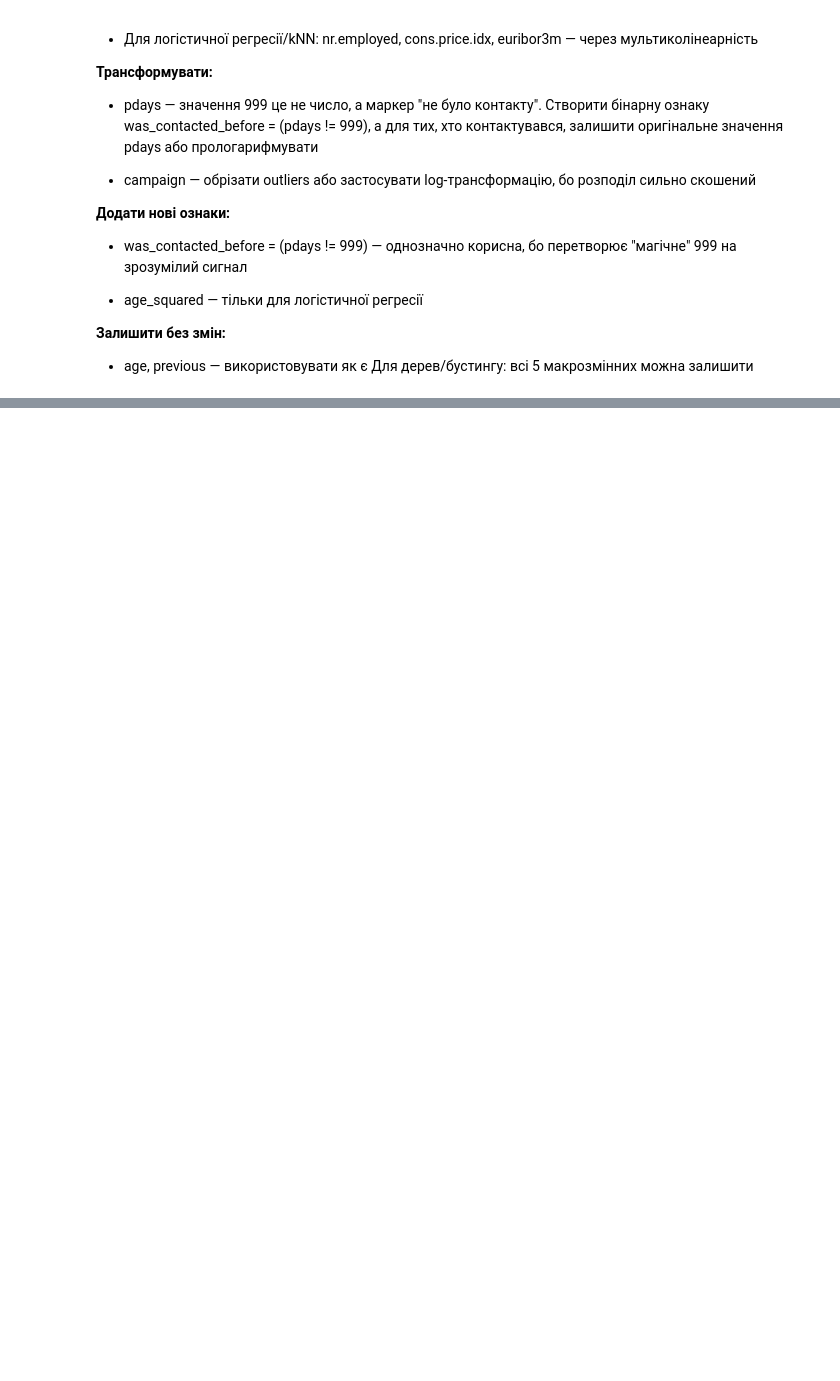
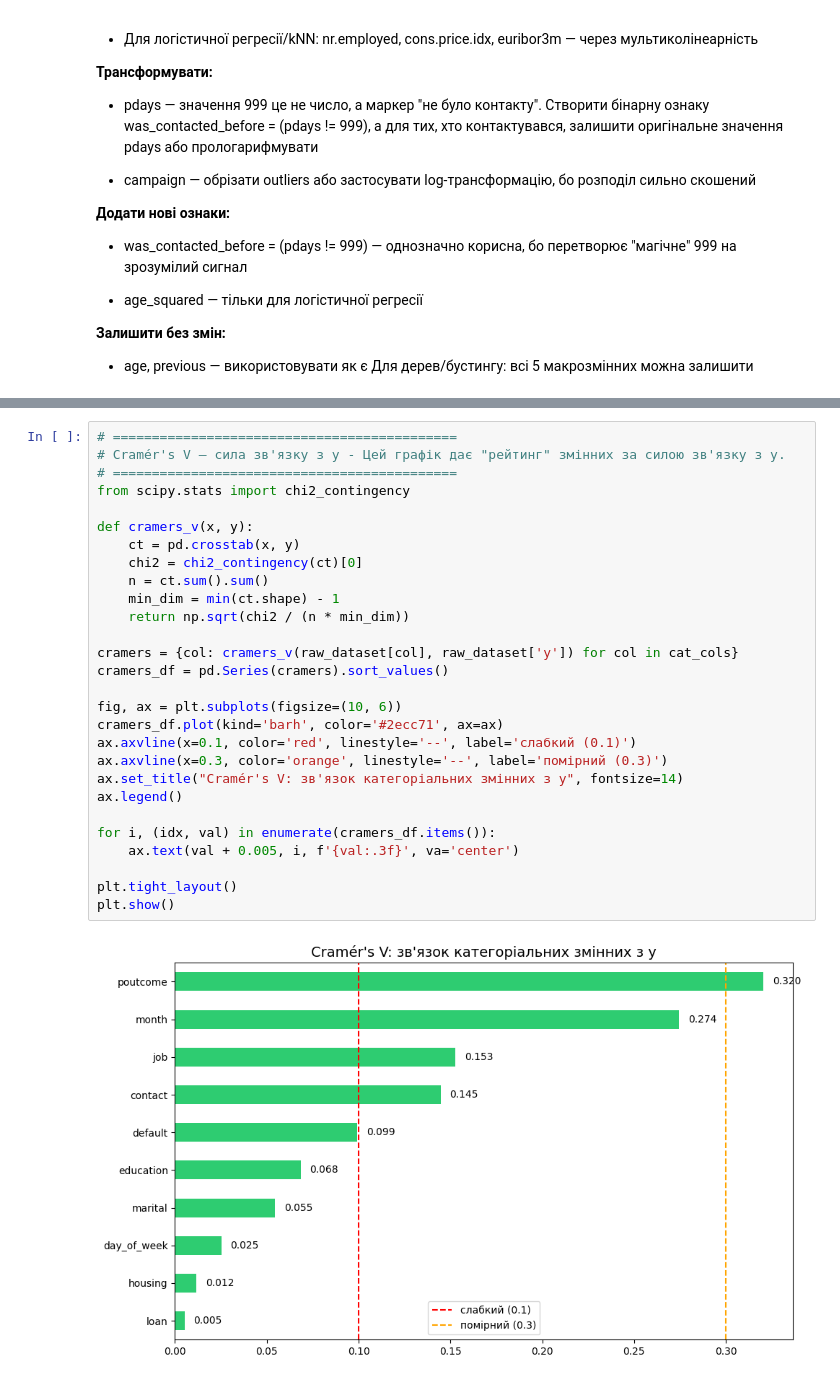
Before and after one commit to o-semenkova/ml_home_tasks, a Jupyter notebook: Mid_term_Project.ipynb, the cells around one changed output, grey strips where cells are left out. Cells and saved outputs as stored; diff of their text form; blank space fills up the shorter version.

```diff
--- a/Mid_term_Project.ipynb
+++ b/Mid_term_Project.ipynb
@@ -467,0 +575,30 @@ plt.show()
+# %%
+# ============================================
+# Cramér's V — сила зв'язку з y - Цей графік дає "рейтинг" змінних за силою зв'язку з y.
+# ============================================
+from scipy.stats import chi2_contingency
+
+def cramers_v(x, y):
+    ct = pd.crosstab(x, y)
+    chi2 = chi2_contingency(ct)[0]
+    n = ct.sum().sum()
+    min_dim = min(ct.shape) - 1
+    return np.sqrt(chi2 / (n * min_dim))
+
+cramers = {col: cramers_v(raw_dataset[col], raw_dataset['y']) for col in cat_cols}
+cramers_df = pd.Series(cramers).sort_values()
+
+fig, ax = plt.subplots(figsize=(10, 6))
+cramers_df.plot(kind='barh', color='#2ecc71', ax=ax)
+ax.axvline(x=0.1, color='red', linestyle='--', label='слабкий (0.1)')
+ax.axvline(x=0.3, color='orange', linestyle='--', label='помірний (0.3)')
+ax.set_title("Cramér's V: зв'язок категоріальних змінних з y", fontsize=14)
+ax.legend()
+
+for i, (idx, val) in enumerate(cramers_df.items()):
+    ax.text(val + 0.005, i, f'{val:.3f}', va='center')
+
+plt.tight_layout()
+plt.show()
+# %% [output]
+[figure, added]
```
Also changed, not shown: parts of 18 cells of this notebook.
